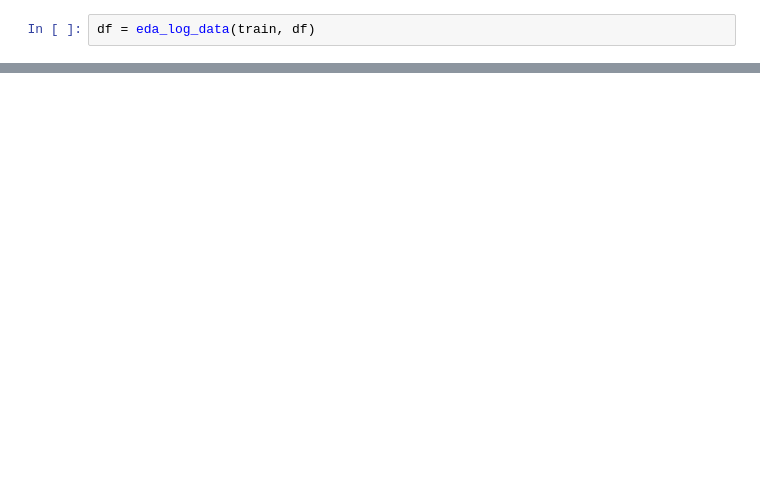
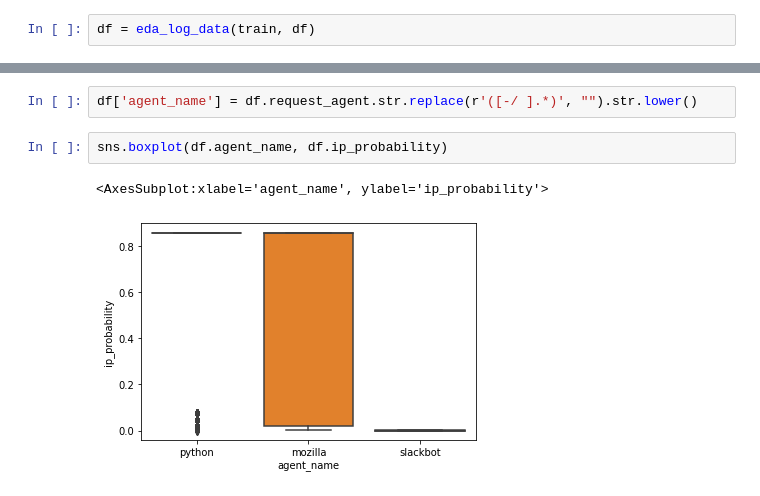
Before and after one commit to Promeos/anomaly-detection-exercises, a Jupyter notebook: discrete_anomaly_detection.ipynb, the cells around one changed output, grey strips where cells are left out. Cells and saved outputs as stored; diff of their text form; blank space fills up the shorter version.

```diff
--- a/discrete_anomaly_detection.ipynb
+++ b/discrete_anomaly_detection.ipynb
@@ -130,0 +208,7 @@ plt.text(0.65, 0.45, 'frequent visitors', horizontalalignment='left', verticalal
+# %%
+df['agent_name'] = df.request_agent.str.replace(r'([-/ ].*)', "").str.lower()
+# %%
+sns.boxplot(df.agent_name, df.ip_probability)
+# %% [output]
+<AxesSubplot:xlabel='agent_name', ylabel='ip_probability'>
+[figure, added]
```
Also changed, not shown: parts of 18 cells of this notebook, 1 other file.
